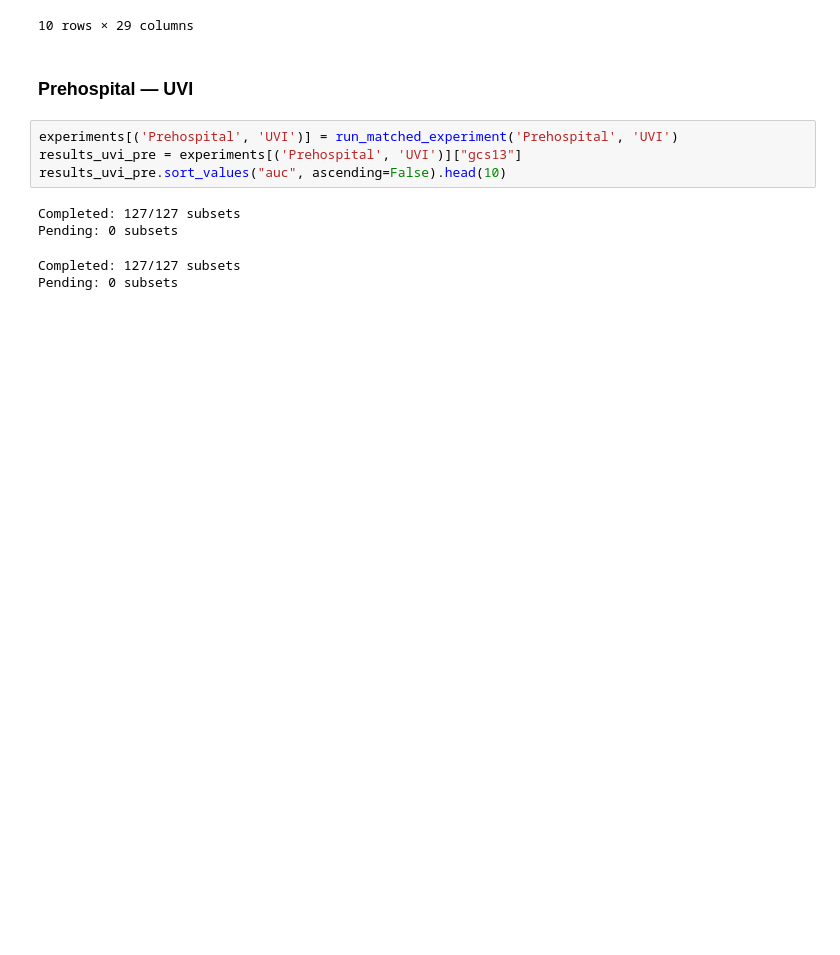
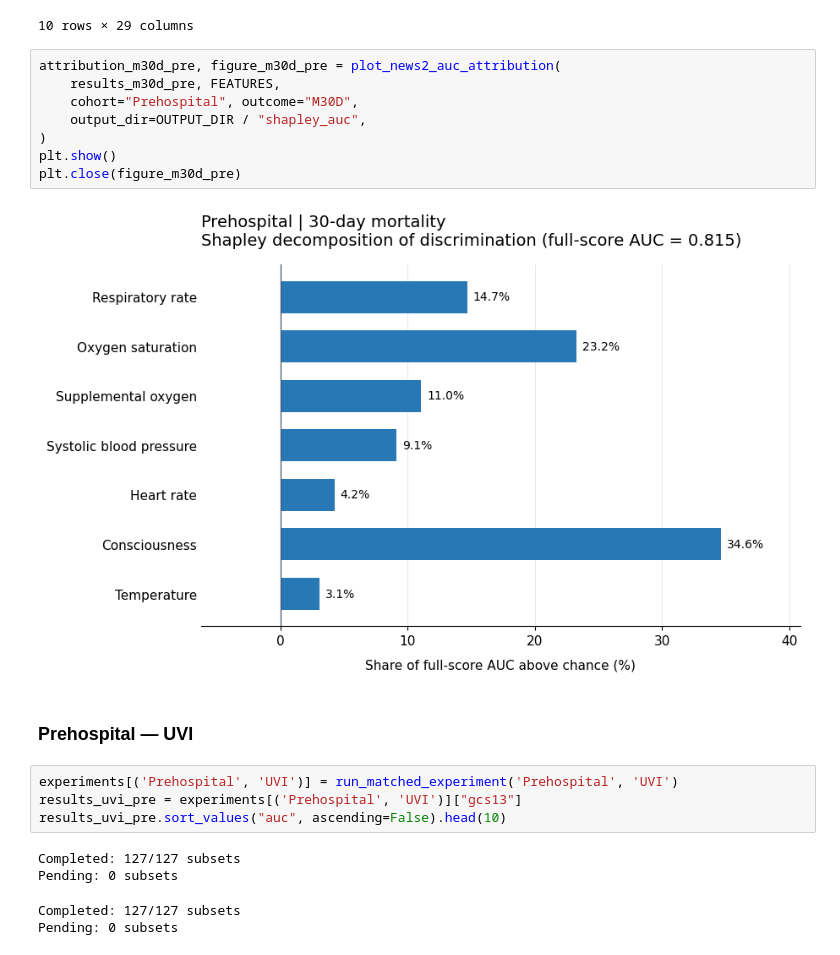
Before and after one commit to abarrenap/NEWS2_Deconstruction, a Jupyter notebook: sensitivity analisis/02_consciousness_gcs_below_13.ipynb, the cells around one changed output. Drawn from its saved outputs; the diff is of its cells as text; blank space fills up the shorter version.

Commit message:
add shapley and core changes info to sensitivity analisis

```diff
--- a/sensitivity analisis/02_consciousness_gcs_below_13.ipynb
+++ b/sensitivity analisis/02_consciousness_gcs_below_13.ipynb
@@ -126,6 +126,16 @@ Pending: 0 subsets
 | 10 | sensitivity_prehospital_m30d_gcs1... | blod_oxy|oxigen|blod_pres|heart_r... | blod_oxy + oxigen + blod_pres + h... | ["blod_oxy", "oxigen", "blod_pres... | 5 | 10 | 9 | ... |
 | 3 | sensitivity_prehospital_m30d_gcs1... | resp_rate|blod_oxy|oxigen|blod_pr... | resp_rate + blod_oxy + oxigen + b... | ["resp_rate", "blod_oxy", "oxigen... | 6 | 10 | 9 | ... |
 10 rows × 29 columns
+# %%
+attribution_m30d_pre, figure_m30d_pre = plot_news2_auc_attribution(
+    results_m30d_pre, FEATURES,
+    cohort="Prehospital", outcome="M30D",
+    output_dir=OUTPUT_DIR / "shapley_auc",
+)
+plt.show()
+plt.close(figure_m30d_pre)
+# %% [output]
+[figure, added]
 # %% [markdown]
 ### Prehospital — UVI
 # %%
```
Also changed, not shown: parts of 4 cells of this notebook, 2 other files.
